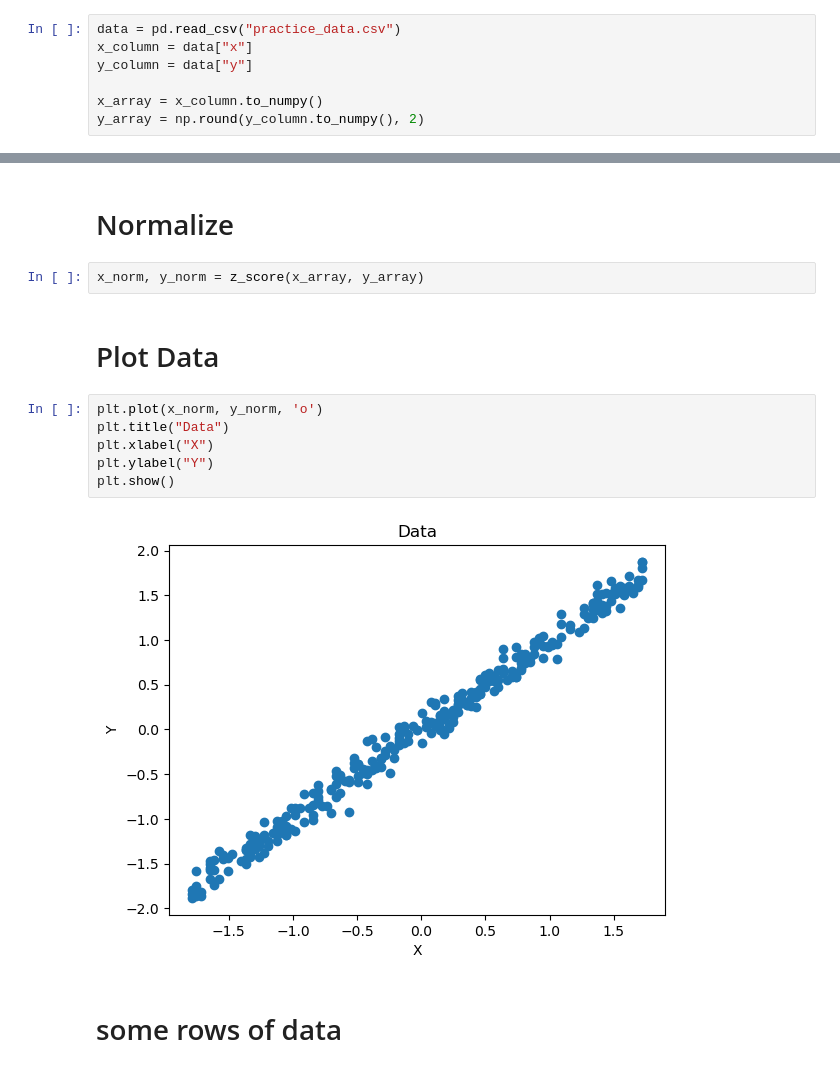
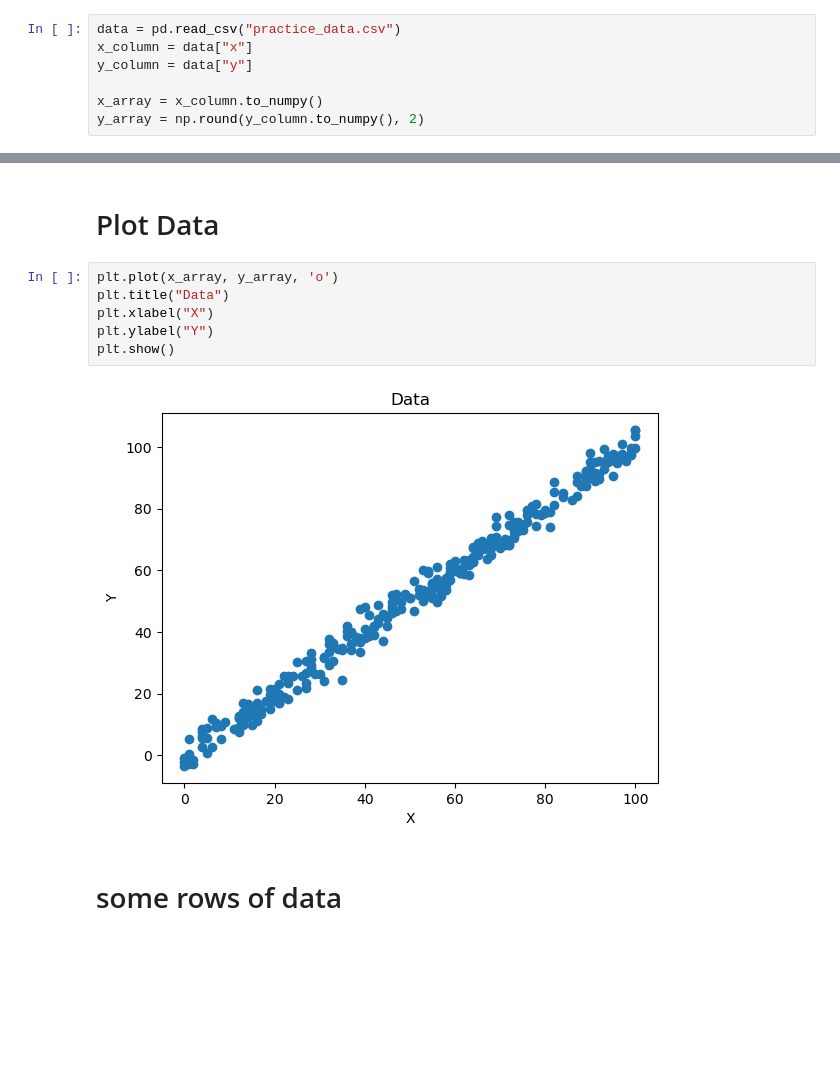
Before and after one commit to SamimSn/Linear-Regression, a Jupyter notebook: linear_regression.ipynb, the cells around one changed output, grey strips where cells are left out. Saved outputs shown, nothing was run; the diff lists cells and outputs as text; blank space fills up the shorter version.

```diff
--- a/linear_regression.ipynb
+++ b/linear_regression.ipynb
@@ -30,17 +16,13 @@ def z_score(x,y):
-# %% [markdown]
-# Normalize
-# %%
-x_norm, y_norm = z_score(x_array, y_array)
 # %% [markdown]
 # Plot Data
 # %%
-plt.plot(x_norm, y_norm, 'o')
+plt.plot(x_array, y_array, 'o')
 plt.title("Data")
 plt.xlabel("X")
 plt.ylabel("Y")
 plt.show()
 # %% [output]
-[figure, old version]
+[figure, new version]
 # %% [markdown]
 # some rows of data
 # %%
```
Also changed, not shown: parts of 5 cells of this notebook.
